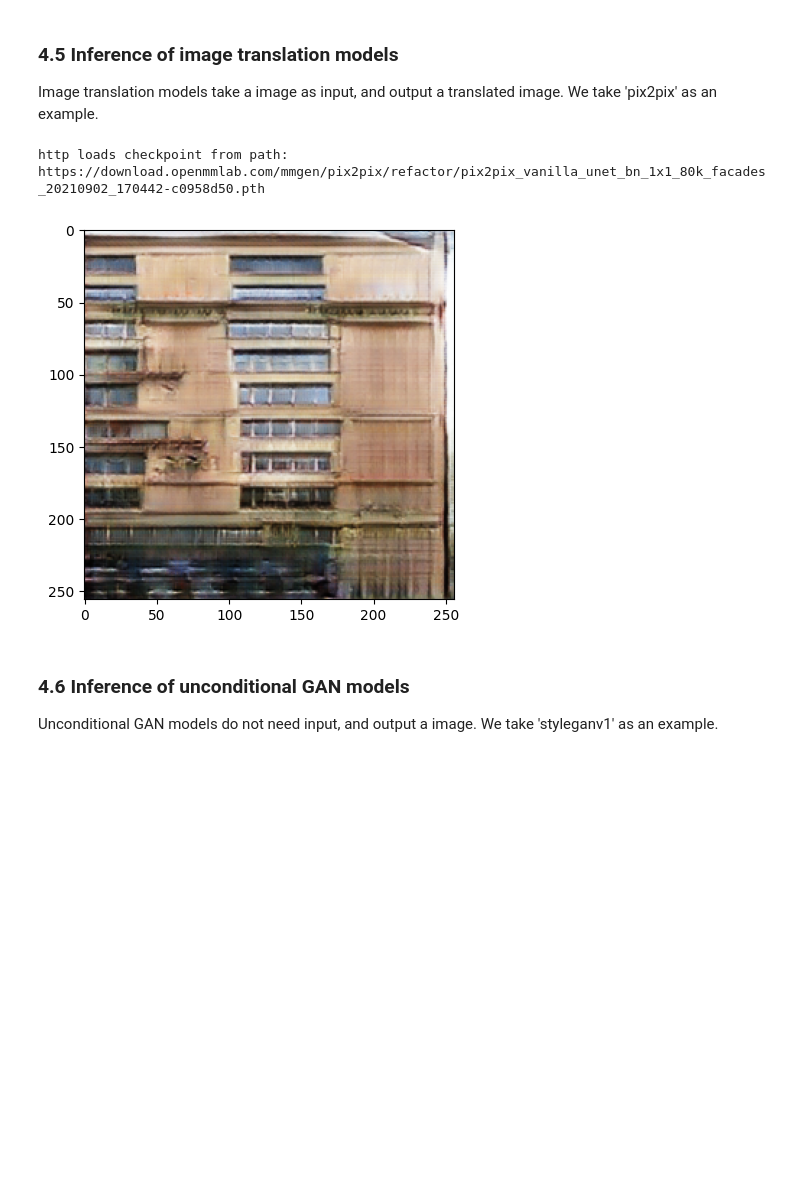
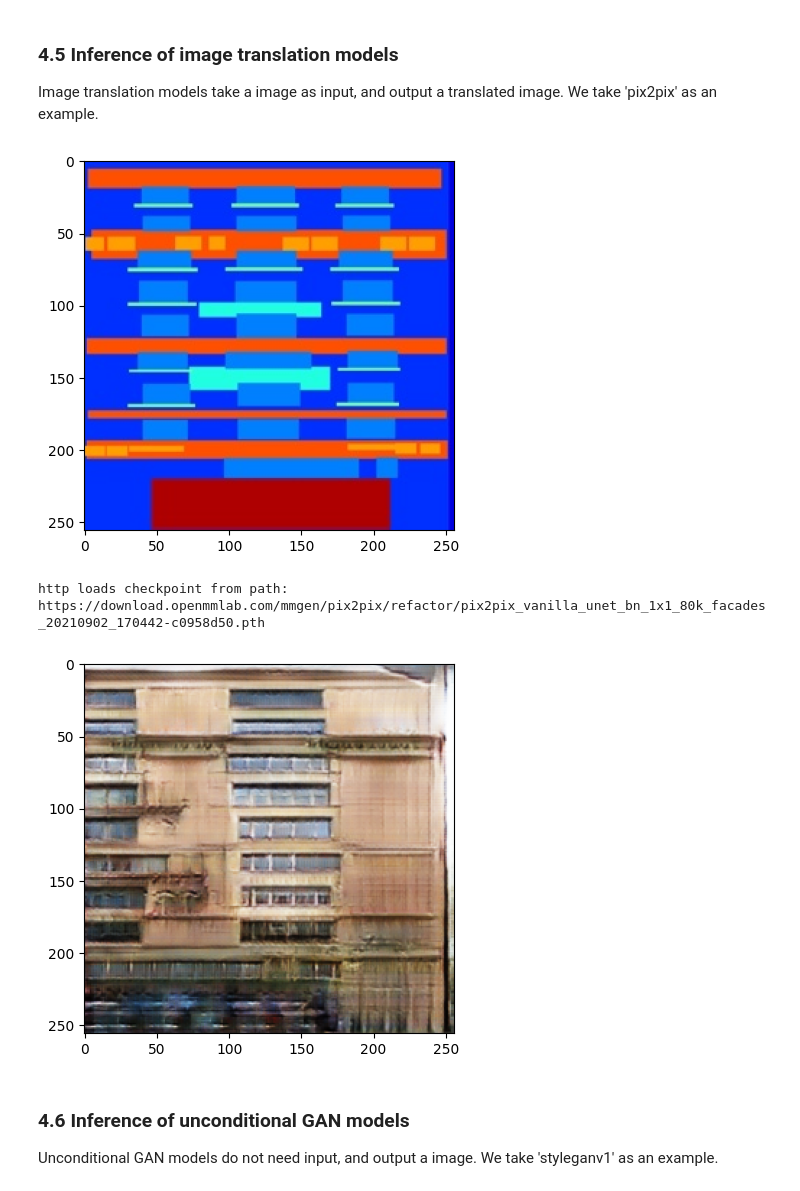
Before and after one commit to open-mmlab/mmagic, a Jupyter notebook: demo/mmediting_inference_tutorial.ipynb, the cells around one changed output. Cells and saved outputs as stored; diff of their text form; code cells hidden in the pictures; blank space fills up the shorter version.

```diff
--- a/demo/mmediting_inference_tutorial.ipynb
+++ b/demo/mmediting_inference_tutorial.ipynb
@@ -353,21 +394,28 @@ Image translation models take a image as input, and output a translated image. W
 # %%
 import mmcv
 import matplotlib.pyplot as plt
 from mmedit.edit import MMEdit
 
+img = '../resources/input/translation/gt_mask_0.png'
+
+# show input image and mask
+input_img = mmcv.imread(img)
+plt.imshow(mmcv.bgr2rgb(input_img))
+plt.show()
+
 # Create a MMEdit instance and infer
-img = '../resources/input/translation/gt_mask_0.png'
 result_out_dir = '../resources/output/translation/tutorial_translation_pix2pix_res.png'
 editor = MMEdit('pix2pix')
 results = editor.infer(img=img, result_out_dir=result_out_dir)
 
 # plot the result image
 img = mmcv.imread(result_out_dir)
 plt.imshow(mmcv.bgr2rgb(img))
 plt.show()
 # %% [output]
+[figure, new version]
 http loads checkpoint from path: https://download.openmmlab.com/mmgen/pix2pix/refactor/pix2pix_vanilla_unet_bn_1x1_80k_facades_20210902_170442-c0958d50.pth
-[figure, old version]
+[figure, added]
 # %% [markdown]
 ### 4.6 Inference of unconditional GAN models
 
```
Also changed, not shown: parts of 7 cells of this notebook, 2 other files.
